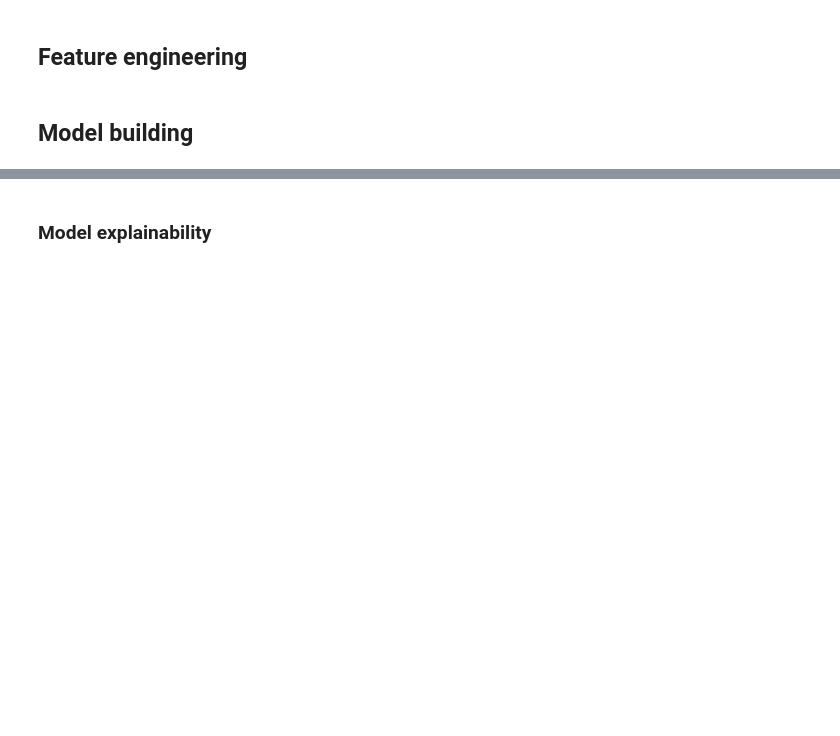
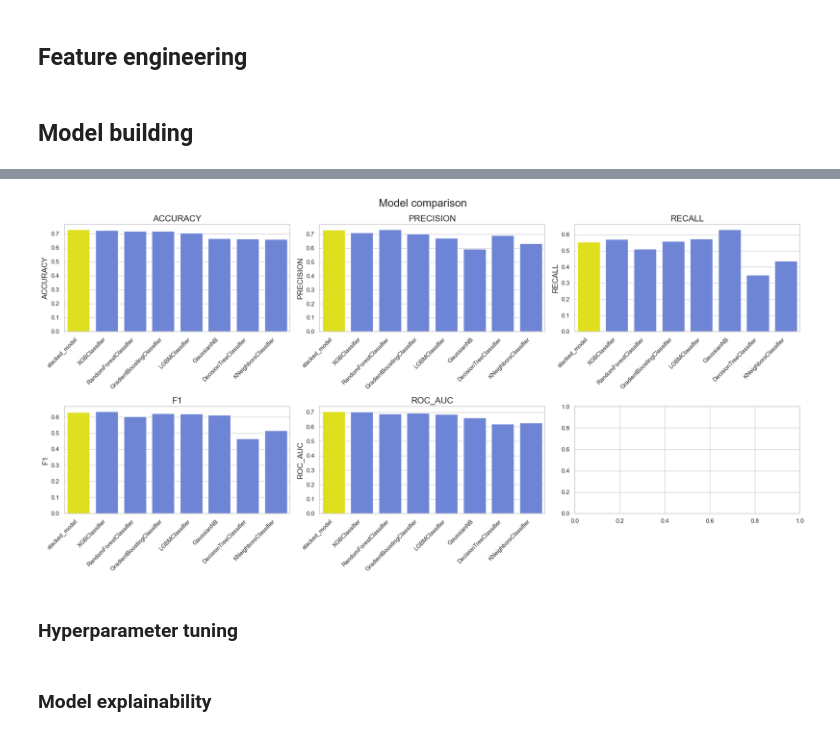
Before and after one commit to McGill-MMA-EnterpriseAnalytics/Spotify-Music, a Jupyter notebook: scratch/model.ipynb, the cells around one changed output, grey strips where cells are left out. Drawn from its saved outputs; the diff is of its cells as text; code cells hidden in the pictures; blank space fills up the shorter version.

```diff
--- a/scratch/model.ipynb
+++ b/scratch/model.ipynb
@@ -441,0 +536,11 @@ _ = pr_curve.figure_.set_size_inches(15, 10)
+# %%
+y_pred_stacked = pipeline.predict(X_test)
+
+reports['stacked_model'] = {
+    'accuracy': accuracy_score(y_test, y_pred_stacked),
+    'precision': precision_score(y_test, y_pred_stacked),
+    'recall': recall_score(y_test, y_pred_stacked),
+    'f1': f1_score(y_test, y_pred_stacked),
+    'roc_auc': roc_auc_score(y_test, y_pred_stacked),
+    'confusion_matrix': confusion_matrix(y_test, y_pred_stacked)
+}
@@ -441,0 +549,2 @@ _ = pr_curve.figure_.set_size_inches(15, 10)
+# %%
+reports = pd.DataFrame(reports).T
@@ -441,0 +564,35 @@ _ = pr_curve.figure_.set_size_inches(15, 10)
+# %%
+import matplotlib.pyplot as plt
+import seaborn as sns
+
+# Set the aesthetics for the plots
+sns.set_theme(style="whitegrid")
+
+# Create a figure and a set of subplots
+fig, axs = plt.subplots(nrows=2, ncols=3, figsize=(20, 10), constrained_layout=True)
+axs = axs.flatten()[:-1]  # Use only 5 subplots, ignore the last one
+
+# Determine the order of x labels based on the first metric to ensure consistency across all plots
+sorted_index = reports['accuracy'].sort_values(ascending=False).index
+
+# Define a color palette
+# Use a single color for all but the stacked_model, which will be highlighted in a different color
+base_color = sns.color_palette("coolwarm", len(sorted_index))[0]  # Use the first color for all
+highlight_color = "yellow"  # Highlight color for the stacked_model
+palette = [highlight_color if model == 'stacked_model' else base_color for model in sorted_index]
+
+# Plot each metric for each model
+for i, metric in enumerate(['accuracy', 'precision', 'recall', 'f1', 'roc_auc']):
+    sns.barplot(x=sorted_index, y=reports.loc[sorted_index, metric], ax=axs[i], palette=palette)
+    axs[i].set_title(metric.upper(), fontsize=16)
+    axs[i].set_xticklabels(axs[i].get_xticklabels(), rotation=45, ha="right")
+    axs[i].set_ylabel(metric.upper(), fontsize=14)
+    axs[i].set_xlabel("")
+
+# Adjust layout and add a tight layout to manage space
+plt.suptitle("Model comparison", fontsize=20)
+plt.tight_layout()
+
+# Show plot
+plt.show()
+# %% [output]
@@ -441,0 +600,3 @@ _ = pr_curve.figure_.set_size_inches(15, 10)
+[figure, added]
+# %% [markdown]
+### Hyperparameter tuning
```
Also changed, not shown: parts of 26 cells of this notebook.
